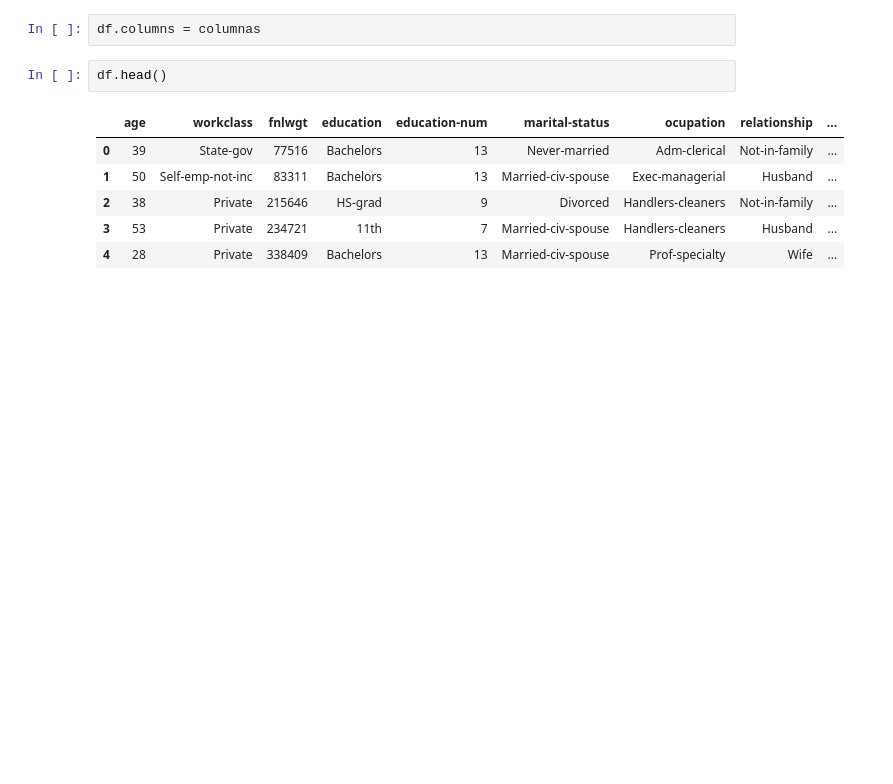
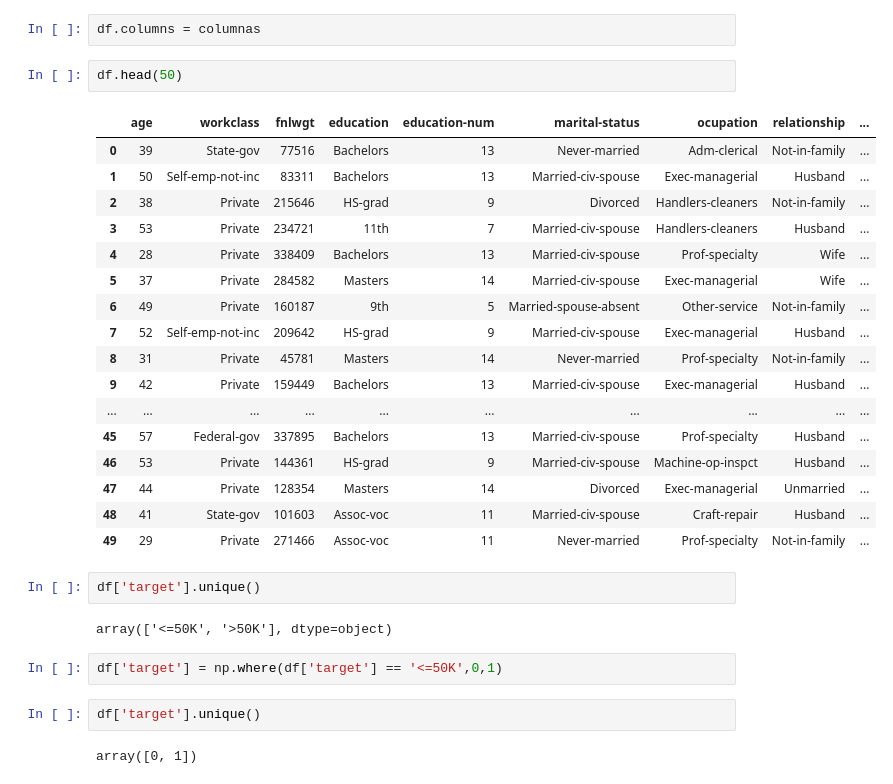
Before and after one commit to DarkMarksDoe/MachineLearningClasificadores, a Jupyter notebook: XGBoost/IntroducciónXGBoost.ipynb, the cells around one changed output. Cells and saved outputs as stored; diff of their text form; blank space fills up the shorter version.

```diff
--- a/XGBoost/IntroducciónXGBoost.ipynb
+++ b/XGBoost/IntroducciónXGBoost.ipynb
@@ -62,11 +74,32 @@ df.head()
 # %%
 df.columns = columnas
 # %%
-df.head()
+df.head(50)
 # %% [output]
 |  | age | workclass | fnlwgt | education | education-num | marital-status | ocupation | relationship | ... |
 | 0 | 39 | State-gov | 77516 | Bachelors | 13 | Never-married | Adm-clerical | Not-in-family | ... |
 | 1 | 50 | Self-emp-not-inc | 83311 | Bachelors | 13 | Married-civ-spouse | Exec-managerial | Husband | ... |
 | 2 | 38 | Private | 215646 | HS-grad | 9 | Divorced | Handlers-cleaners | Not-in-family | ... |
 | 3 | 53 | Private | 234721 | 11th | 7 | Married-civ-spouse | Handlers-cleaners | Husband | ... |
 | 4 | 28 | Private | 338409 | Bachelors | 13 | Married-civ-spouse | Prof-specialty | Wife | ... |
+| 5 | 37 | Private | 284582 | Masters | 14 | Married-civ-spouse | Exec-managerial | Wife | ... |
+| 6 | 49 | Private | 160187 | 9th | 5 | Married-spouse-absent | Other-service | Not-in-family | ... |
+| 7 | 52 | Self-emp-not-inc | 209642 | HS-grad | 9 | Married-civ-spouse | Exec-managerial | Husband | ... |
+| 8 | 31 | Private | 45781 | Masters | 14 | Never-married | Prof-specialty | Not-in-family | ... |
+| 9 | 42 | Private | 159449 | Bachelors | 13 | Married-civ-spouse | Exec-managerial | Husband | ... |
+| ... | ... | ... | ... | ... | ... | ... | ... | ... | ... |
+| 45 | 57 | Federal-gov | 337895 | Bachelors | 13 | Married-civ-spouse | Prof-specialty | Husband | ... |
+| 46 | 53 | Private | 144361 | HS-grad | 9 | Married-civ-spouse | Machine-op-inspct | Husband | ... |
+| 47 | 44 | Private | 128354 | Masters | 14 | Divorced | Exec-managerial | Unmarried | ... |
+| 48 | 41 | State-gov | 101603 | Assoc-voc | 11 | Married-civ-spouse | Craft-repair | Husband | ... |
+| 49 | 29 | Private | 271466 | Assoc-voc | 11 | Never-married | Prof-specialty | Not-in-family | ... |
+# %%
+df['target'].unique()
+# %% [output]
+array(['<=50K', '>50K'], dtype=object)
+# %%
+df['target'] = np.where(df['target'] == '<=50K',0,1)
+# %%
+df['target'].unique()
+# %% [output]
+array([0, 1])
```
Also changed, not shown: parts of 43 cells of this notebook.
